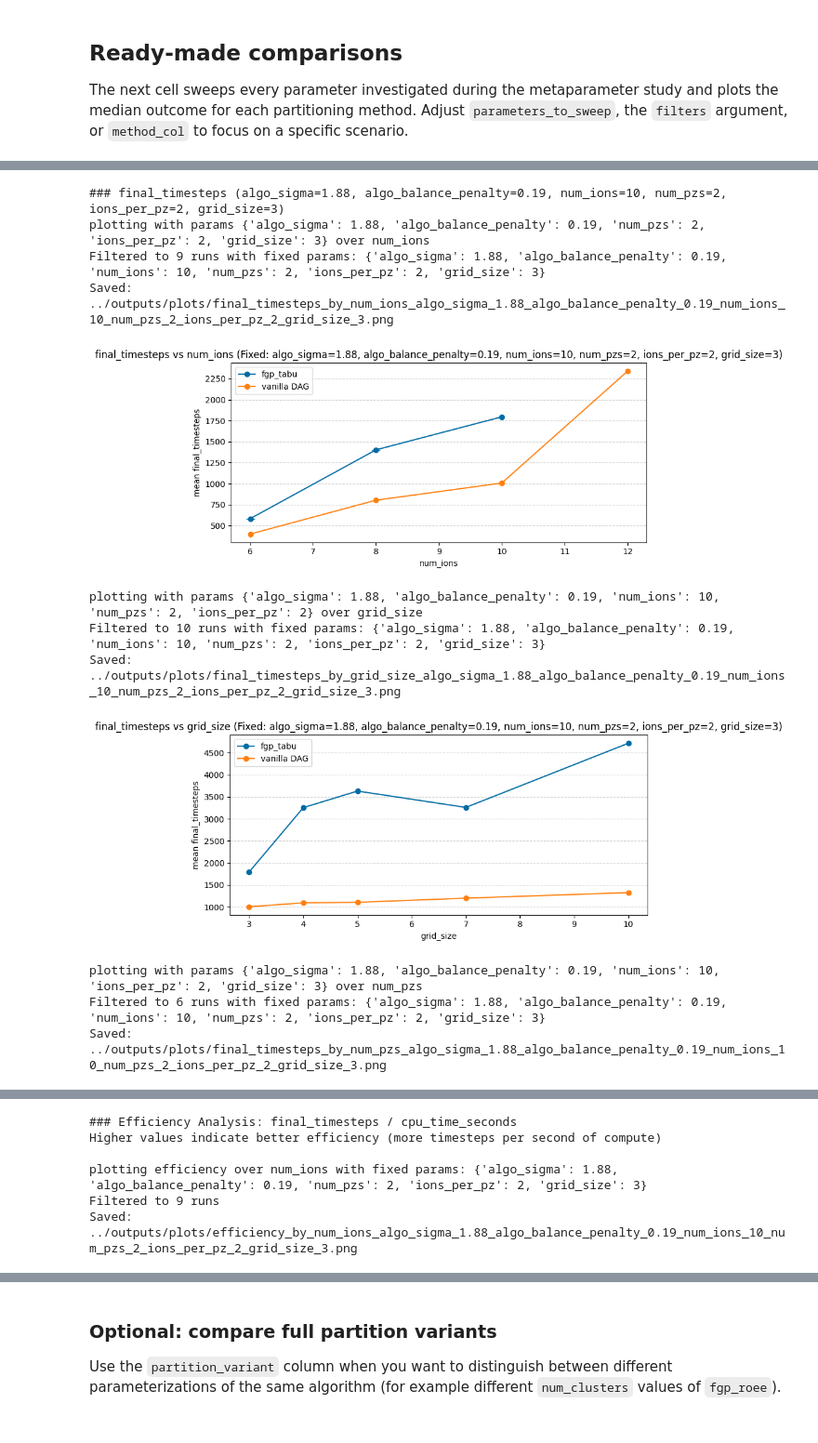
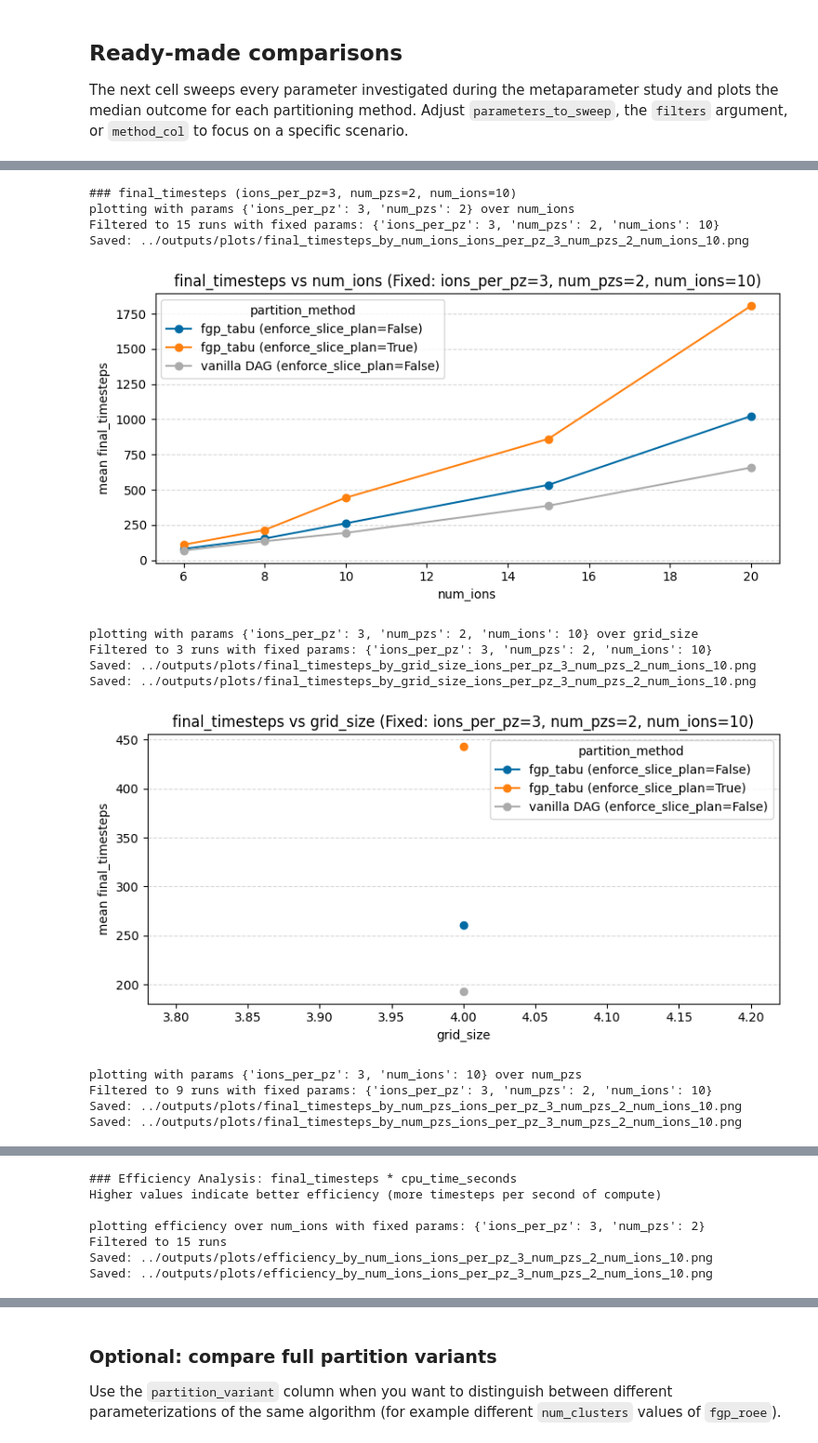
Before and after one commit to linusschulte/ionshuttler, a Jupyter notebook: notebooks/partitioning_comparison.ipynb, the cells around one changed output, grey strips where cells are left out. Shown at 93% size. Drawn from its saved outputs; the diff is of its cells as text; code cells hidden in the pictures.

```diff
--- a/notebooks/partitioning_comparison.ipynb
+++ b/notebooks/partitioning_comparison.ipynb
@@ -311,10 +359,16 @@ The next cell sweeps every parameter investigated during the metaparameter study
 # %%
 parameters_to_sweep = ["num_ions", "grid_size", "num_pzs"] #, "algo_lookahead_weight_factor", "algo_balance_penalty"]
+#parameters_to_sweep = ["num_ions", "grid_size", "num_pzs", "algo_sigma", "algo_balance_penalty"]
+
 
 # Define fixed parameters for filtering
-#fixed_params = {"ions_per_pz": 2, "num_pzs": 2, "num_ions": 6}  # Example: fix ions per processing zone to 2
+fixed_params = {"ions_per_pz": 3, "num_pzs": 2, "num_ions": 10}  # Example: fix ions per processing zone to 2
 #fixed_params = {"algo_sigma" : 1.88, "algo_balance_penalty": 0.19, "ions_per_pz": 2, "num_pzs": 3, "num_ions": 15}
-fixed_params = {"algo_sigma" : 1.88, "algo_balance_penalty": 0.19, "num_ions": 10, "num_pzs": 2, "ions_per_pz": 2, "grid_size": 3}
+#fixed_params = {"algo_sigma" : 1.88, "algo_balance_penalty": 0.19, "num_ions": 10, "num_pzs": 2, "ions_per_pz": 2, "grid_size": 3}
+#fixed_params = {}
+
+secondary_group = "enforce_slice_plan"
+
 
 # Create filtered dataset
 
@@ -334,7 +388,7 @@ for metric in ["final_timesteps", "cpu_time_seconds"]:
         print(f"plotting with params {local_fixed_params} over {param}")
         print(f"Filtered to {len(filtered_df)} runs with fixed params: {fixed_params}")
 
-        result = plot_metric_by_param(filtered_df, metric=metric, varying_param=param, method_col="partition_method")
+        result = plot_metric_by_param(filtered_df, metric=metric,  varying_param=param, method_col="partition_method", secondary_group=secondary_group)
         if result is None:
             print("No data to plot for this configuration; skipping figure.")
             continue
@@ -351,49 +405,51 @@ for metric in ["final_timesteps", "cpu_time_seconds"]:
         plt.show()
 
     # Compute and plot efficiency metric (final_timesteps / cpu_time_seconds)
-    print("\n### Efficiency Analysis: final_timesteps / cpu_time_seconds")
+    print("\n### Efficiency Analysis: final_timesteps * cpu_time_seconds")
     print("Higher values indicate better efficiency (more timesteps per second of compute)")
 
     for param in parameters_to_sweep:
         local_fixed_params = {k: v for k, v in fixed_params.items() if k != param}
         filtered_df = apply_filters(success_df, local_fixed_params)
 
         if filtered_df.empty:
             print(f"No data for parameter {param} with filters {local_fixed_params}")
             continue
 
         # Add efficiency metric
         filtered_df = filtered_df.copy()
         filtered_df['efficiency'] = filtered_df['final_timesteps'] * filtered_df['cpu_time_seconds']
 
         print(f"\nplotting efficiency over {param} with fixed params: {local_fixed_params}")
         print(f"Filtered to {len(filtered_df)} runs")
 
         result = plot_metric_by_param(filtered_df, metric="efficiency", varying_param=param, method_col="partition_method")
         if result is None:
             print("No data to plot for this configuration; skipping figure.")
             continue
 
         fig, ax = result
         current_title = ax.get_title()
         ax.set_title(f"{current_title} (Fixed: {title_suffix})")
         ax.set_ylabel("mean efficiency (timesteps/cpu_second)")
 
         # Save with descriptive filename
         filename = f"../outputs/plots/efficiency_by_{param}_{param_suffix}.png"
         plt.savefig(filename)
         print(f"Saved: {filename}")
         plt.show()
 # %% [output]
-### final_timesteps (algo_sigma=1.88, algo_balance_penalty=0.19, num_ions=10, num_pzs=2, ions_per_pz=2, grid_size=3)
-plotting with params {'algo_sigma': 1.88, 'algo_balance_penalty': 0.19, 'num_pzs': 2, 'ions_per_pz': 2, 'grid_size': 3} over num_ions
-Filtered to 9 runs with fixed params: {'algo_sigma': 1.88, 'algo_balance_penalty': 0.19, 'num_ions': 10, 'num_pzs': 2, 'ions_per_pz': 2, 'grid_size': 3}
-Saved: ../outputs/plots/final_timesteps_by_num_ions_algo_sigma_1.88_algo_balance_penalty_0.19_num_ions_10_num_pzs_2_ions_per_pz_2_grid_size_3.png
+### final_timesteps (ions_per_pz=3, num_pzs=2, num_ions=10)
+plotting with params {'ions_per_pz': 3, 'num_pzs': 2} over num_ions
+Filtered to 15 runs with fixed params: {'ions_per_pz': 3, 'num_pzs': 2, 'num_ions': 10}
+Saved: ../outputs/plots/final_timesteps_by_num_ions_ions_per_pz_3_num_pzs_2_num_ions_10.png
-[figure, old version]
+[figure, new version]
-plotting with params {'algo_sigma': 1.88, 'algo_balance_penalty': 0.19, 'num_ions': 10, 'num_pzs': 2, 'ions_per_pz': 2} over grid_size
-Filtered to 10 runs with fixed params: {'algo_sigma': 1.88, 'algo_balance_penalty': 0.19, 'num_ions': 10, 'num_pzs': 2, 'ions_per_pz': 2, 'grid_size': 3}
-Saved: ../outputs/plots/final_timesteps_by_grid_size_algo_sigma_1.88_algo_balance_penalty_0.19_num_ions_10_num_pzs_2_ions_per_pz_2_grid_size_3.png
+plotting with params {'ions_per_pz': 3, 'num_pzs': 2, 'num_ions': 10} over grid_size
+Filtered to 3 runs with fixed params: {'ions_per_pz': 3, 'num_pzs': 2, 'num_ions': 10}
+Saved: ../outputs/plots/final_timesteps_by_grid_size_ions_per_pz_3_num_pzs_2_num_ions_10.png
+Saved: ../outputs/plots/final_timesteps_by_grid_size_ions_per_pz_3_num_pzs_2_num_ions_10.png
-[figure, old version]
+[figure, new version]
-plotting with params {'algo_sigma': 1.88, 'algo_balance_penalty': 0.19, 'num_ions': 10, 'ions_per_pz': 2, 'grid_size': 3} over num_pzs
-Filtered to 6 runs with fixed params: {'algo_sigma': 1.88, 'algo_balance_penalty': 0.19, 'num_ions': 10, 'num_pzs': 2, 'ions_per_pz': 2, 'grid_size': 3}
-Saved: ../outputs/plots/final_timesteps_by_num_pzs_algo_sigma_1.88_algo_balance_penalty_0.19_num_ions_10_num_pzs_2_ions_per_pz_2_grid_size_3.png
+plotting with params {'ions_per_pz': 3, 'num_ions': 10} over num_pzs
+Filtered to 9 runs with fixed params: {'ions_per_pz': 3, 'num_pzs': 2, 'num_ions': 10}
+Saved: ../outputs/plots/final_timesteps_by_num_pzs_ions_per_pz_3_num_pzs_2_num_ions_10.png
+Saved: ../outputs/plots/final_timesteps_by_num_pzs_ions_per_pz_3_num_pzs_2_num_ions_10.png
@@ -401,6 +457,7 @@ Saved: ../outputs/plots/final_timesteps_by_num_pzs_algo_sigma_1.88_algo_balance_
-### Efficiency Analysis: final_timesteps / cpu_time_seconds
+### Efficiency Analysis: final_timesteps * cpu_time_seconds
 Higher values indicate better efficiency (more timesteps per second of compute)
 
-plotting efficiency over num_ions with fixed params: {'algo_sigma': 1.88, 'algo_balance_penalty': 0.19, 'num_pzs': 2, 'ions_per_pz': 2, 'grid_size': 3}
-Filtered to 9 runs
-Saved: ../outputs/plots/efficiency_by_num_ions_algo_sigma_1.88_algo_balance_penalty_0.19_num_ions_10_num_pzs_2_ions_per_pz_2_grid_size_3.png
+plotting efficiency over num_ions with fixed params: {'ions_per_pz': 3, 'num_pzs': 2}
+Filtered to 15 runs
+Saved: ../outputs/plots/efficiency_by_num_ions_ions_per_pz_3_num_pzs_2_num_ions_10.png
+Saved: ../outputs/plots/efficiency_by_num_ions_ions_per_pz_3_num_pzs_2_num_ions_10.png
```
Also changed, not shown: parts of 9 cells of this notebook, 6 other files.
